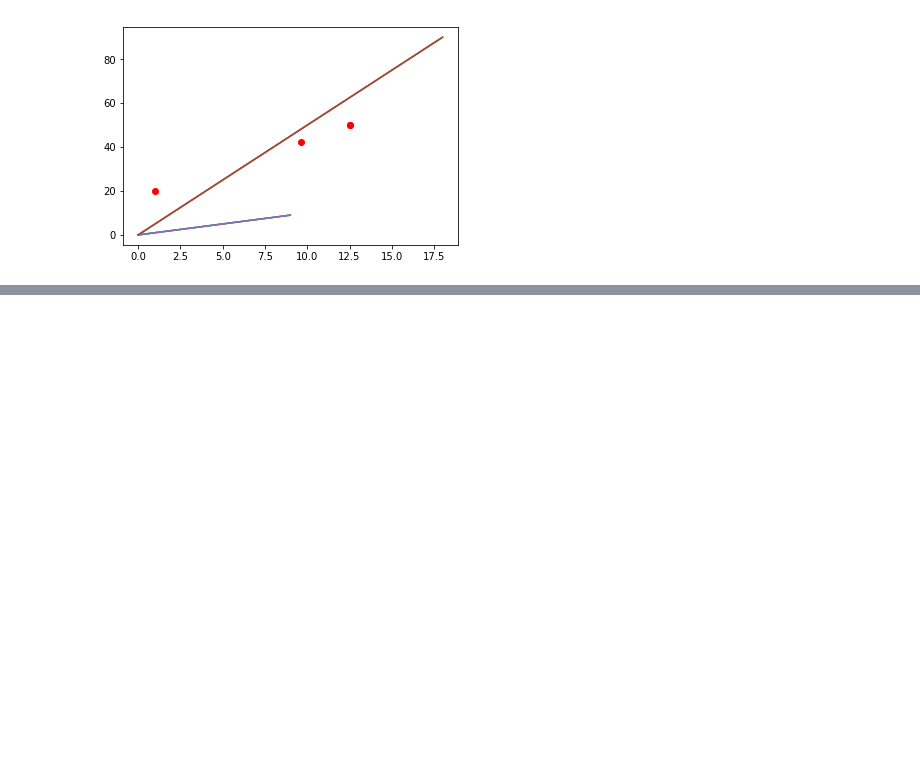
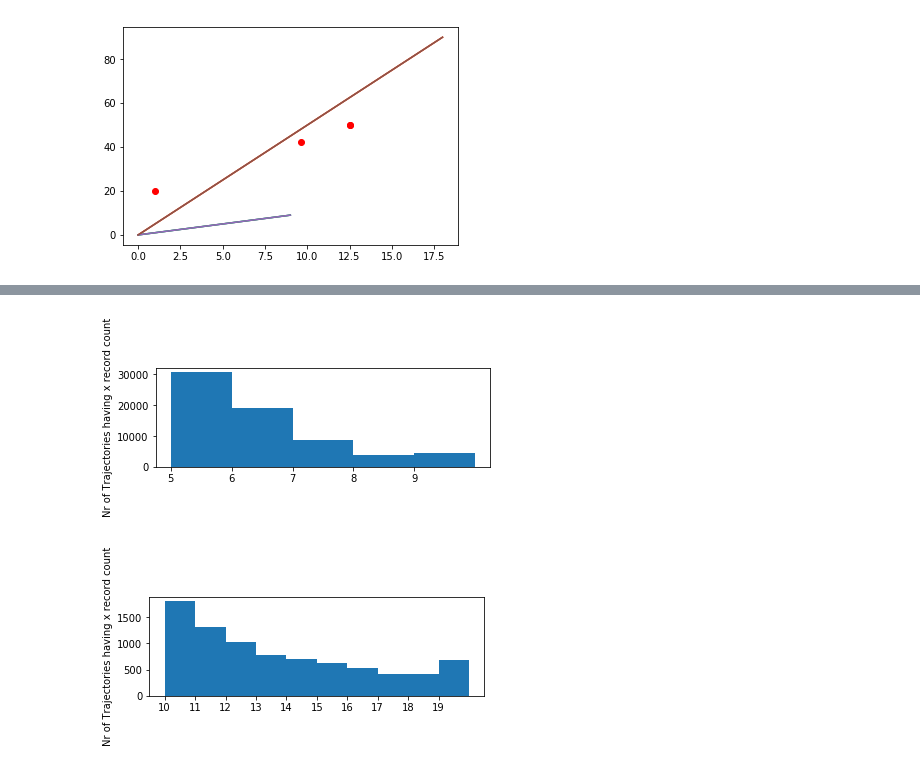
Before and after one commit to AndresNamm/Incident-Detection-Visualization, a Jupyter notebook: interpolation.ipynb, the cells around one changed output, grey strips where cells are left out. Saved outputs shown, nothing was run; the diff lists cells and outputs as text; code cells hidden in the pictures; blank space fills up the shorter version.

```diff
--- a/interpolation.ipynb
+++ b/interpolation.ipynb
@@ -79,0 +108,39 @@ f.close()
+# %%
+import matplotlib.pyplot as plt
+import numpy as np
+
+f = open("trajHistogram.txt")
+cnts =[]
+
+for i in f:
+    cnts.append(int(i))
+
+
+start = 5
+end = 10
+x = [i for i in range(start,end,1)]
+y = np.array(cnts)
+plt.figure()
+plt.subplot(211)
+plt.ylabel('Nr of Trajectories having x record count');
+plt.hist(y, range=[start,end],bins=end-start )
+plt.xticks(x)
+
+start=10
+end=20
+x = [i for i in range(start,end,1)]
+y = np.array(cnts)
+plt.figure()
+plt.subplot(212)
+plt.ylabel('Nr of Trajectories having x record count');
+plt.hist(y, range=[start,end],bins=end-start )
+plt.xticks(x)
+
+
+
+#plt.hist(y,bins=bin)
+plt.show()
+f.close()
+# %% [output]
+[figure, added]
+[figure, added]
```
Also changed, not shown: parts of 6 cells of this notebook, 1 other file.
